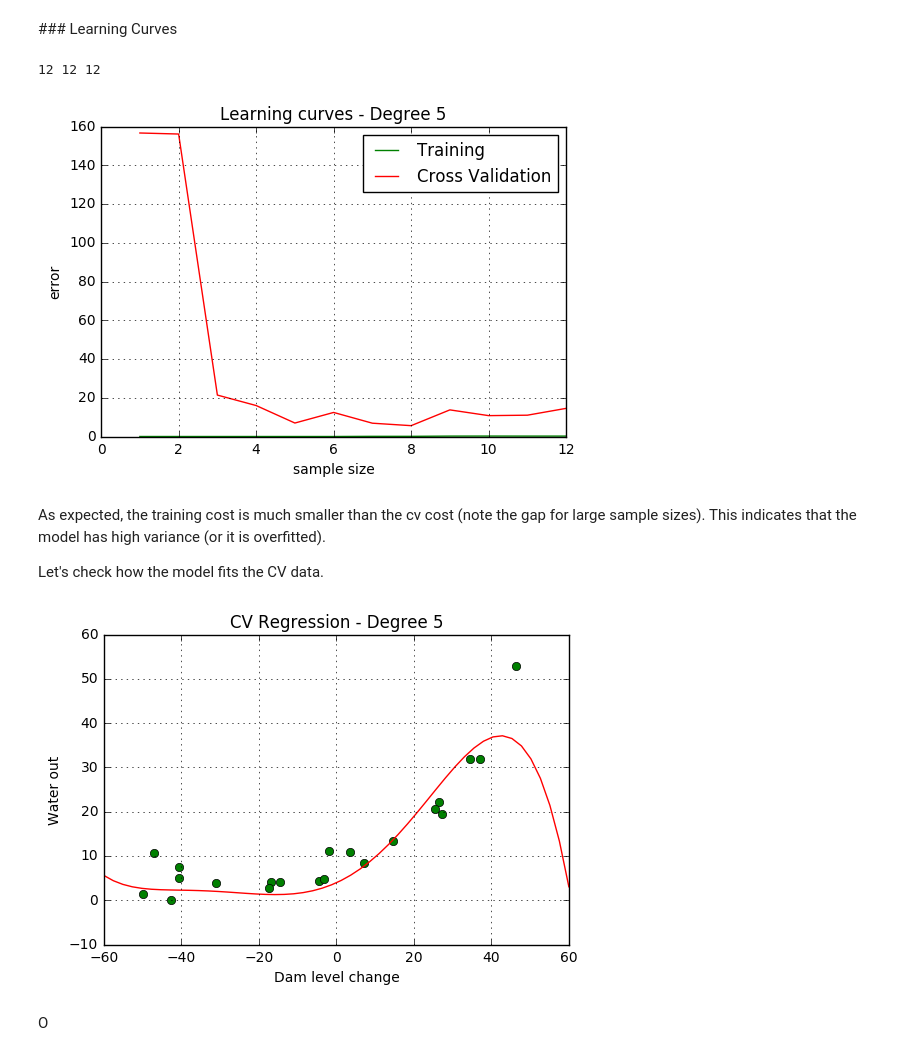
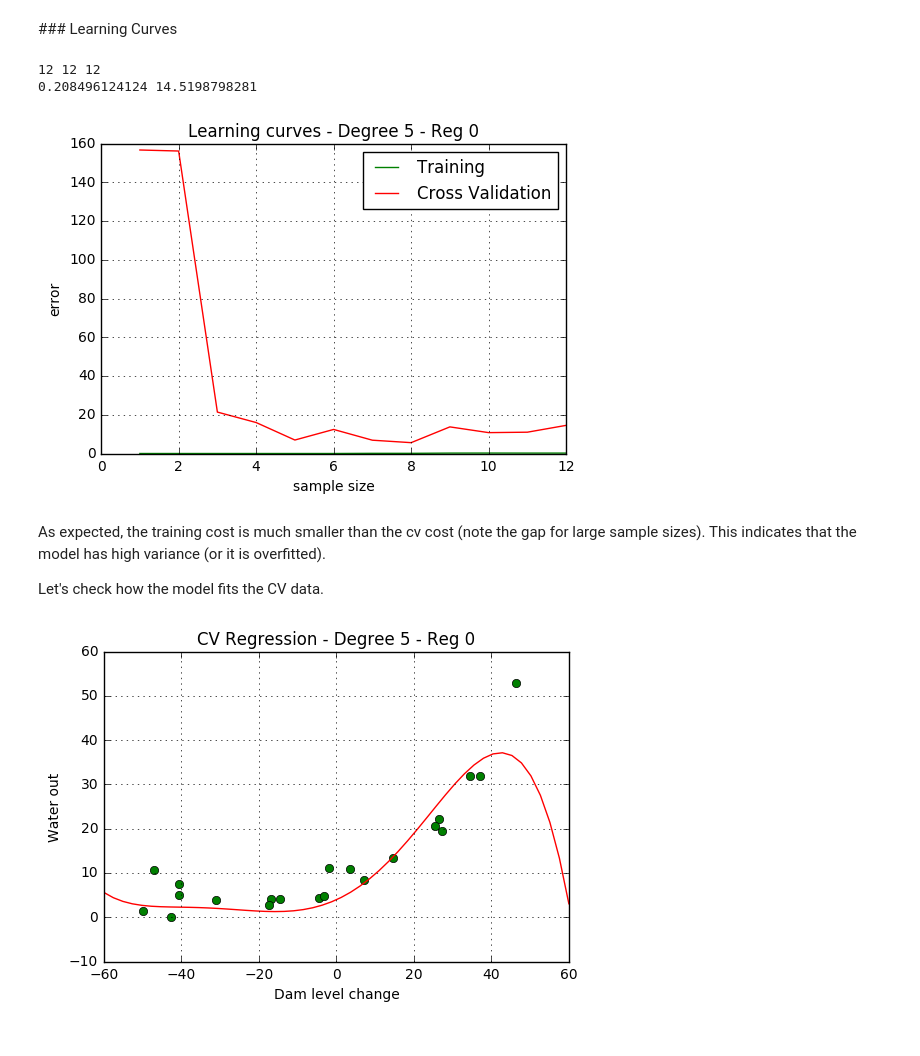
Before and after one commit to eduardbonada/ML-AndrewNg, a Jupyter notebook: ex5. Bias vs Variance/ex5. Bias vs Variance.ipynb, the cells around one changed output. Cells and saved outputs as stored; diff of their text form; code cells hidden in the pictures.

```diff
--- a/ex5. Bias vs Variance/ex5. Bias vs Variance.ipynb
+++ b/ex5. Bias vs Variance/ex5. Bias vs Variance.ipynb
@@ -300,47 +307,55 @@ The polynomial fit (of degree 5) clearly fits very well the training points (so
 # %% [markdown]
 ### Learning Curves
 # %%
-# set a theatStart initialized to zeros
-thetaStart = np.zeros(Xtr_poly.shape[1],dtype=np.float)
+# function that fits for different sample sizes and plots the learning curves
+def PlotPolynomialLearningCurvesForDifferentSampleSizes(Xtr_poly, ytr, Xcv, ycv, poly_degree, lmbda):
 
-# create the normalized polynomial features up to poly_degree of the cross validation set
-Xcv_poly = generatePolynomialFeatures(Xcv,poly_degree)
-Xcv_poly, original_means_cv, original_std_devs_cv = normalizeFeatures(Xcv_poly)
+    # set a theatStart initialized to zeros
+    thetaStart = np.zeros(Xtr_poly.shape[1],dtype=np.float)
 
-# init arrays to store output data for later plotting
-m_values, j_tr, j_cv = [], [], []
+    # create the normalized polynomial features up to poly_degree of the cross validation set
+    Xcv_poly = generatePolynomialFeatures(Xcv,poly_degree)
+    Xcv_poly, original_means_cv, original_std_devs_cv = normalizeFeatures(Xcv_poly)
 
-# loop over training subsets of different sizes (1:1,1:2,1:3,...)
-for m in range(1,Xtr_poly.shape[0]+1,1):
+    # init arrays to store output data for later plotting
+    m_values, j_tr, j_cv = [], [], []
 
-    m_values.append(m)
+    # loop over training subsets of different sizes (1:1,1:2,1:3,...)
+    for m in range(1,Xtr_poly.shape[0]+1,1):
 
-    # train the subset and get theta that fits the given subset
-    theta_subset, cost_subset = optimizeTheta(Xtr_poly[:m,:], ytr[:m], thetaStart, lmbda)
+        m_values.append(m)
 
-    # compute cost of the training subset (no regularization)
-    j_tr.append(computeCost(theta_subset, Xtr_poly[:m,:], ytr[:m], 0))
+        # train the subset and get theta that fits the given subset
+        theta_subset, cost_subset = optimizeTheta(Xtr_poly[:m,:], ytr[:m], thetaStart, lmbda)
 
-    # compute cost of the cv subset (all samples in cv, not 1:m)(no regularization)
-    j_cv.append(computeCost(theta_subset, Xcv_poly, ycv, 0))
+        # compute cost of the training subset (no regularization)
+        j_tr.append(computeCost(theta_subset, Xtr_poly[:m,:], ytr[:m], 0))
 
-# check sizes
-print(len(m_values), len(j_tr), len(j_cv))
+        # compute cost of the cv subset (all samples in cv, not 1:m)(no regularization)
+        j_cv.append(computeCost(theta_subset, Xcv_poly, ycv, 0))
+
+    # check sizes
+    print(len(m_values), len(j_tr), len(j_cv))
+
+    # last cost value
+    print(j_tr[-1], j_cv[-1])
+
+    # plot the learning curves
+    plotLearningCurve(m_values,j_tr,j_cv,'Learning curves - Degree '+str(poly_degree)+' - Reg '+str(lmbda),'sample size','error')
-# %% [output]
-12 12 12
-# %%
-plotLearningCurve(m_values,j_tr,j_cv,'Learning curves - Degree '+str(poly_degree),'sample size','error')
-# %% [output]
-[figure, removed]
+# %%
+# Prepare for polynomial learning curves for different sample sizes and plot them
+PlotPolynomialLearningCurvesForDifferentSampleSizes(Xtr_poly, ytr, Xcv, ycv, poly_degree=5, lmbda=0)
+# %% [output]
+12 12 12
+0.208496124124 14.5198798281
+[figure, added]
 # %% [markdown]
 As expected, the training cost is much smaller than the cv cost (note the gap for large sample sizes). This indicates that the model has high variance (or it is overfitted).
 
 Let's check how the model fits the CV data.
 # %%
 # plot cross validation scatter data and regression line
-plotScatter(Xcv[:,1:],ycv,'CV Regression - Degree '+str(poly_degree),'Water out','Dam level change')
+plotScatter(Xcv[:,1:],ycv,'CV Regression - Degree '+str(poly_degree)+' - Reg '+str(lmbda),'Water out','Dam level change')
 plotPolynomialFit(theta_final, original_means_cv, original_std_devs_cv)
 # %% [output]
-[figure, old version]
+[figure, new version]
-# %% [markdown]
-O
```
Also changed, not shown: parts of 8 cells of this notebook.
